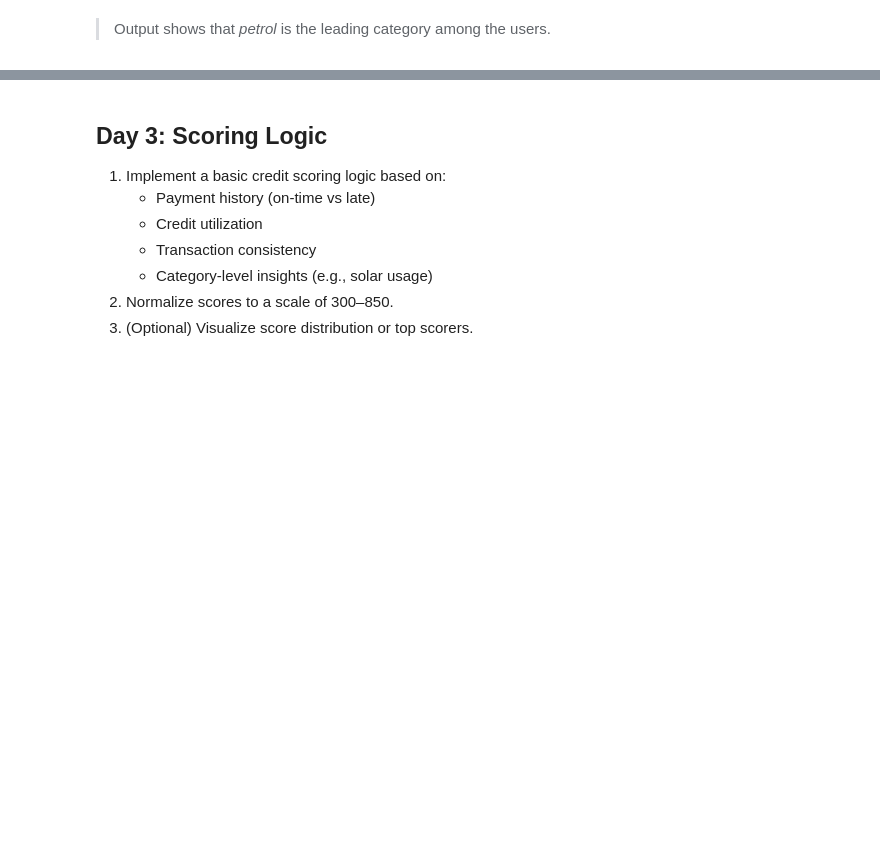
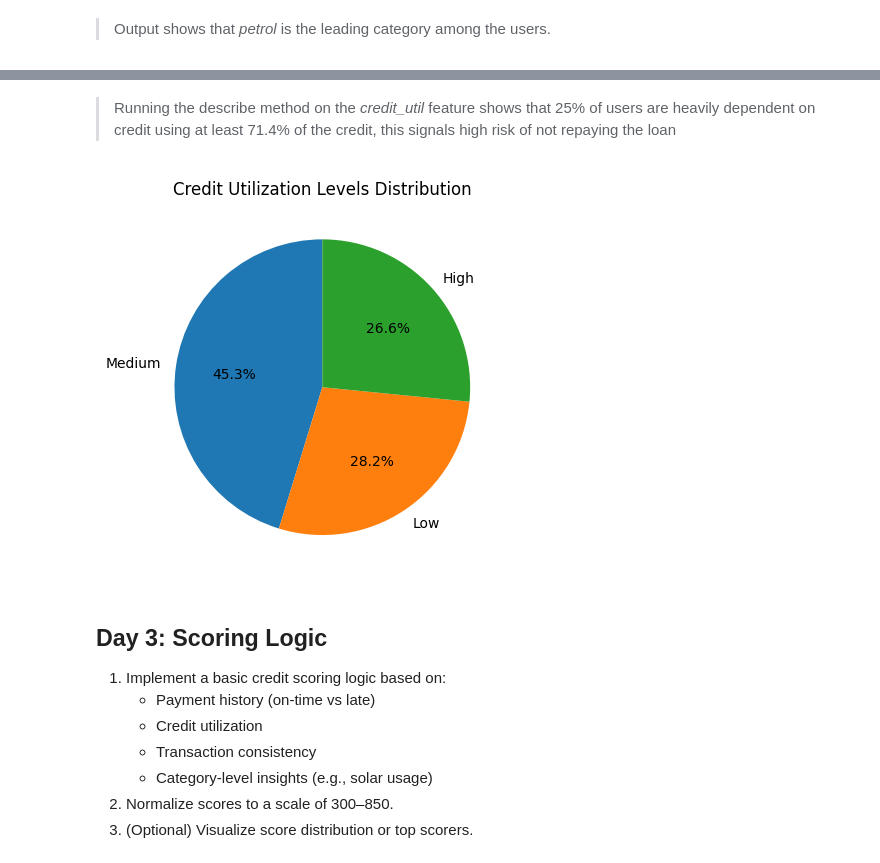
Before and after one commit to AduragbemiOyinlola/greensols, a Jupyter notebook: greensol_credit_scoring_assessment.ipynb, the cells around one changed output, grey strips where cells are left out. Cells and saved outputs as stored; diff of their text form; code cells hidden in the pictures; blank space fills up the shorter version.

```diff
--- a/greensol_credit_scoring_assessment.ipynb
+++ b/greensol_credit_scoring_assessment.ipynb
@@ -328,5 +359,7 @@ dtype: float64
 # %% [markdown]
 > Output shows that *petrol* is the leading category among the users.
 # %%
-clean_df['']
+clean_df['credit_util'] = (clean_df['balance'] / clean_df['credit_limit']).round(3)
+
+clean_df.head()
 # %% [output]
@@ -337,3 +386,23 @@ Index(['user_id', 'transaction_id', 'amount', 'transaction_date', 'due_date',
+# %% [markdown]
+> Running the describe method on the *credit_util* feature shows that 25% of users are heavily dependent on credit using at least 71.4% of the credit, this signals high risk of not repaying the loan
+# %%
+def utilization_category(x):
+    if x < 0.3:
+        return 'Low'
+    elif x <= 0.7:
+        return 'Medium'
+    else:
+        return 'High'
+
+clean_df['util_level'] = clean_df['credit_util'].apply(utilization_category)
+# %%
+plt.pie(clean_df['util_level'].value_counts(),
+        labels=clean_df['util_level'].value_counts().index,
+        autopct='%1.1f%%',
+        startangle=90);
+plt.title("Credit Utilization Levels Distribution");
+# %% [output]
+[figure, added]
 # %% [markdown]
 ## Day 3: Scoring Logic
 
```
Also changed, not shown: parts of 12 cells of this notebook.
